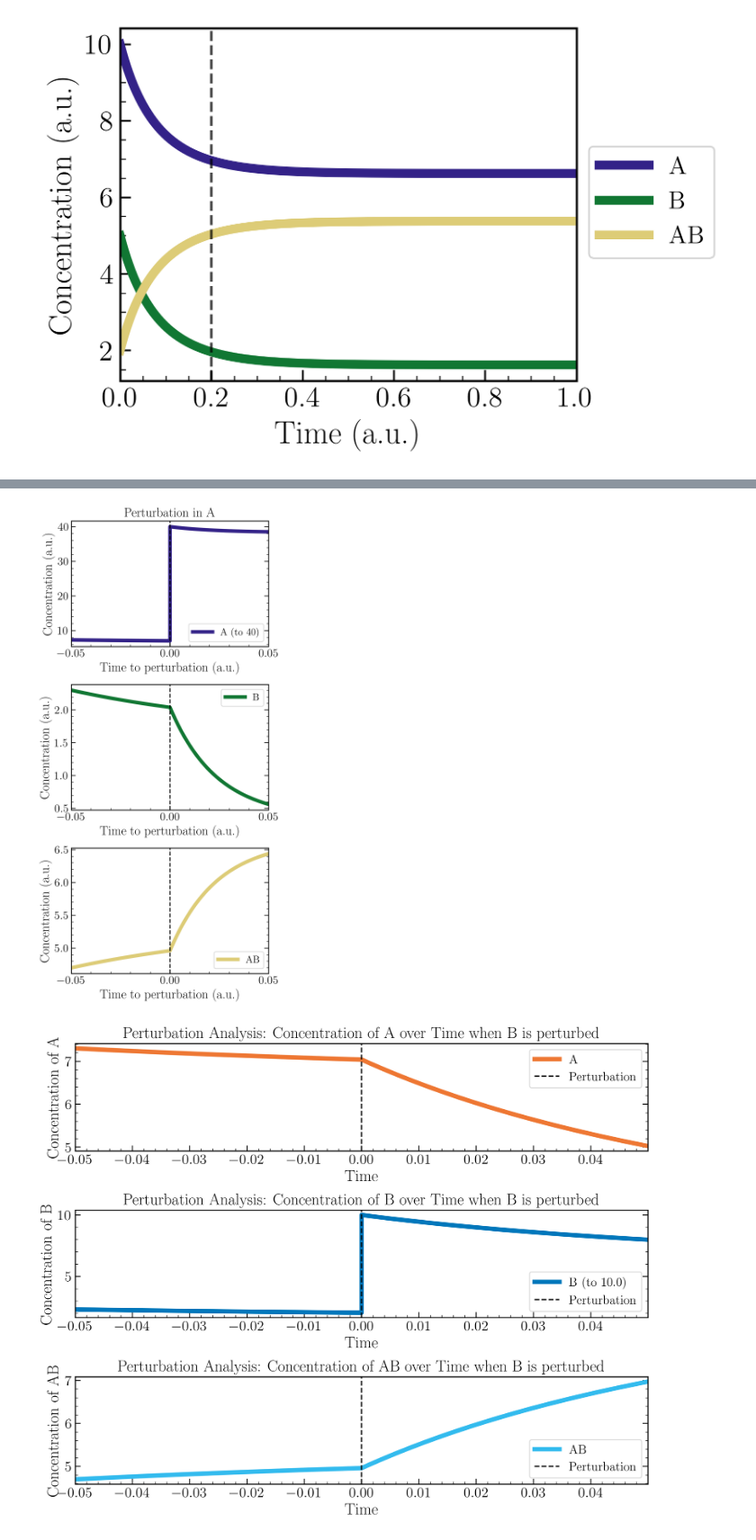
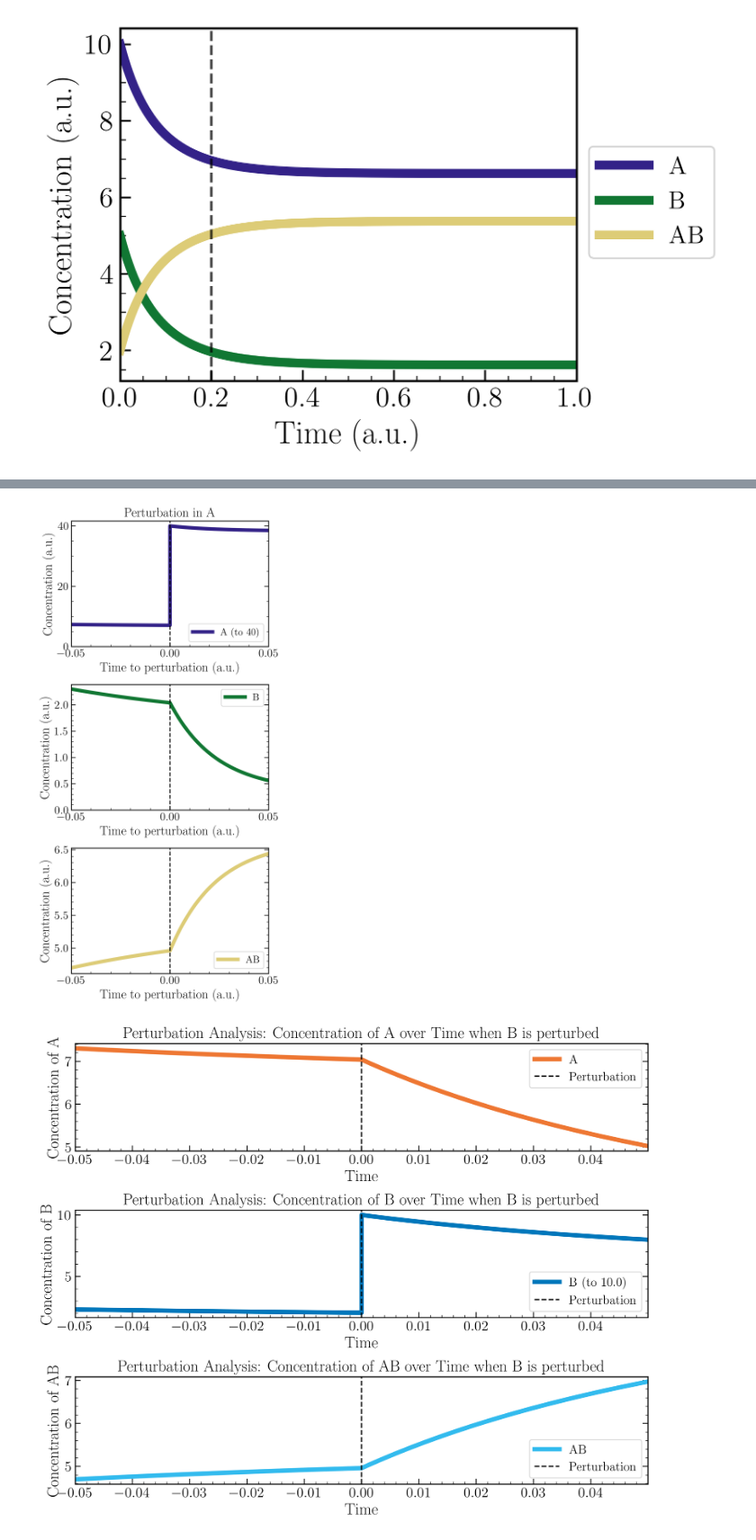
Before and after one commit to DILiS-lab/loopdetect, a Jupyter notebook: examples/model_2_complex_formation.ipynb, the cells around one changed output, grey strips where cells are left out. Shown at 90% size. Cells and saved outputs as stored; diff of their text form; code cells hidden in the pictures.

Commit message:
Update figures and fix minor errors

```diff
--- a/examples/model_2_complex_formation.ipynb
+++ b/examples/model_2_complex_formation.ipynb
@@ -230,38 +230,40 @@ axs[0].set_title('Perturbation in A')
 axs[0].set_xlim(-cap_range, cap_range)
 axs[0].yaxis.set_ticks_position('both')
 axs[0].set_xticks([-0.05, 0.0, 0.05])
+axs[0].set_yticks([0, 20, 40])
 axs[0].legend(loc='lower right')
 # Plot for B
 time_B = np.concatenate((time_points_1, time_points_2))
 value_B = np.concatenate((sol_1_005[1], sol_2.y[1]))
 axs[1].plot(time_B, value_B, lw=5, color=colors_02[1], label='B') # (from 5.0 to 5.0)
 # Black dashed line at t=0.0
 axs[1].axvline(x=0.0, color='black', linestyle='--', lw=1.5)
 axs[1].set_xlabel('Time to perturbation (a.u.)')
 axs[1].set_ylabel('Concentration (a.u.)')
 # axs[1].set_title('Perturbation Analysis: Concentration of B over Time when A is perturbed')
 axs[1].set_xlim(-cap_range, cap_range)
 axs[1].yaxis.set_ticks_position('both')
 axs[1].set_xticks([-0.05, 0.0, 0.05])
+axs[1].set_yticks(np.arange(0, 2.5, 0.5))
 axs[1].legend(loc='upper right')
 # Plot for AB
 time_AB = np.concatenate((time_points_1, time_points_2))
 value_AB = np.concatenate((sol_1_005[2], sol_2.y[2]))
 axs[2].plot(time_AB, value_AB, lw=5, color=colors_02[2], label='AB') # (from 2.0 to 2.0)
 # Black dashed line at t=0.0
 axs[2].axvline(x=0.0, color='black', linestyle='--', lw=1.5)
 axs[2].set_xlabel('Time to perturbation (a.u.)')
 axs[2].set_ylabel('Concentration (a.u.)')
 # axs[2].set_title('Perturbation Analysis: Concentration of AB over Time when A is perturbed')
 axs[2].set_xlim(-cap_range, cap_range)
 axs[2].yaxis.set_ticks_position('both')
 axs[2].set_xticks([-0.05, 0.0, 0.05])
 axs[2].legend(loc='lower right')
 plt.tight_layout()
-plt.savefig("figure_model2_complex_formation_perturbation.svg")
+plt.savefig("figure_model2_complex_formation_perturbation_A.svg")
 # plt.show()
 # %% [output]
-[figure, old version]
+[figure, new version]
 # %%
 # Pertubation analysis for complex formation model (Perturb B)
 time_points_1 = np.linspace(-0.05, 0, 51) # delta 1= 0.001
```
Also changed, not shown: parts of 2 cells of this notebook, 13 other files.
